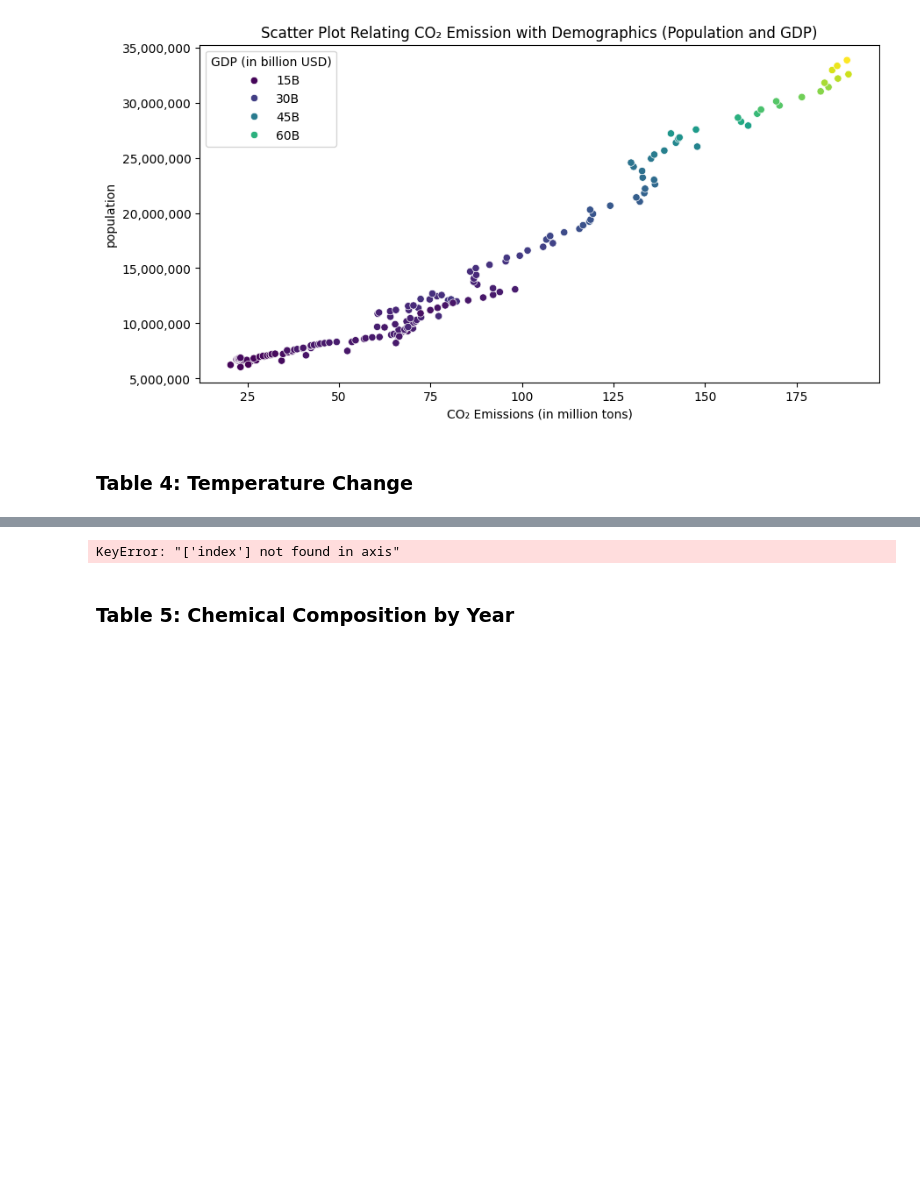
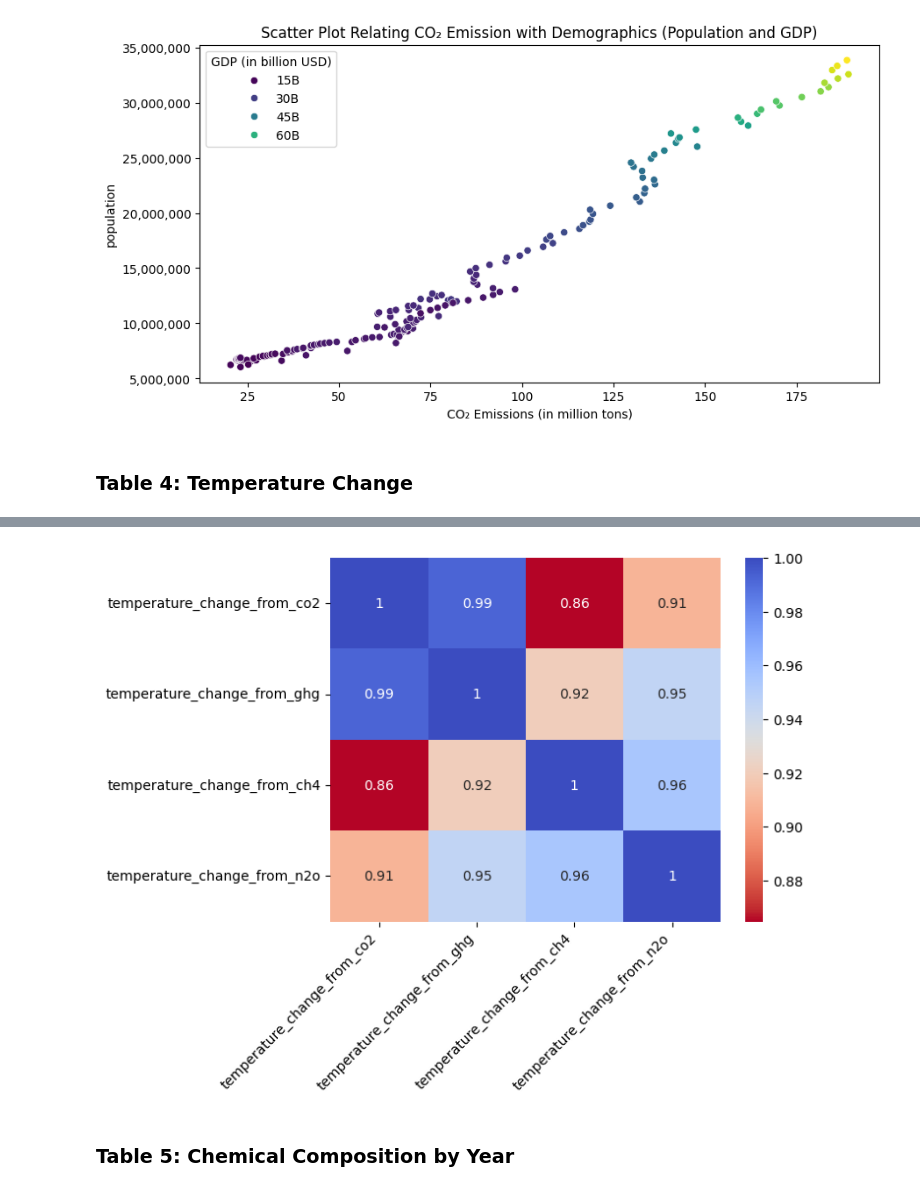
Before and after one commit to bryancastillo10/co2-emissions-analysis, a Jupyter notebook: data-preparation.ipynb, the cells around one changed output, grey strips where cells are left out. Cells and saved outputs as stored; diff of their text form; code cells hidden in the pictures; blank space fills up the shorter version.

Commit message:
removed index in temp table

```diff
--- a/data-preparation.ipynb
+++ b/data-preparation.ipynb
@@ -220,12 +220,12 @@ df_temp.head()
 | 3 | Algeria | DZA | 0.000322 | 0.001275 | 0.000889 | ... |
 | 4 | American Samoa | ASM | NaN | NaN | NaN | ... |
 # %%
-df_corr = df_temp.drop(['country','iso_code','index'],axis=1).corr()
+df_corr = df_temp.drop(['country','iso_code'],axis=1).corr()
 sns.heatmap(df_corr,cmap='coolwarm_r',annot=True)
 plt.xticks(rotation=45, horizontalalignment='right')
 plt.show()
 # %% [output]
-KeyError: "['index'] not found in axis"
+[figure, added]
 # %%
 df_temp.reset_index(inplace=True)
 # %% [markdown]
```
